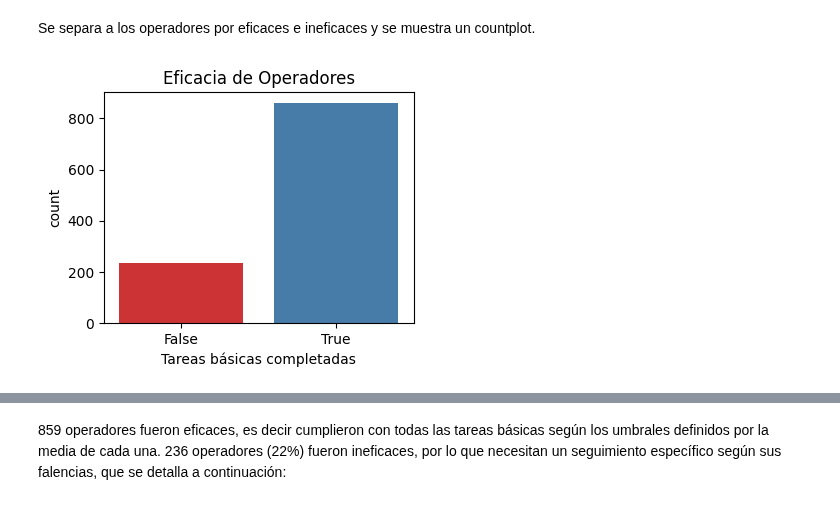
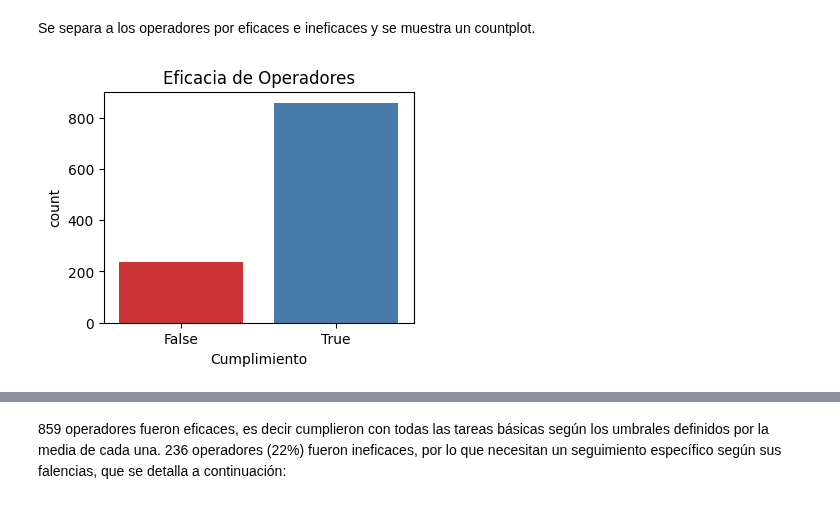
Before and after one commit to ScinDBad/DA_proyecto_final, a Jupyter notebook: Telecom/telecom.ipynb, the cells around one changed output, grey strips where cells are left out. Drawn from its saved outputs; the diff is of its cells as text; code cells hidden in the pictures.

```diff
--- a/Telecom/telecom.ipynb
+++ b/Telecom/telecom.ipynb
@@ -118,8 +215,8 @@ from sklearn.preprocessing import MinMaxScaler # Para normalizar escalas
 Se asignan los datasets a variables dataframes
 # %%
 # Obtener dataframes de llamadas y clientes
-clients = pd.read_csv('Telecom/telecom_clients_us.csv', sep=',')
-calls = pd.read_csv('Telecom/telecom_dataset_us.csv', sep=',')
+clients = pd.read_csv('telecom_clients_us.csv', sep=',')
+calls = pd.read_csv('telecom_dataset_us.csv', sep=',')
 # %%
 display(calls.head()) # mostrar aspecto del df de llamadas
 display(clients.head()) # mostrar aspecto del df de clientes
@@ -709,8 +806,8 @@ print(avg_a, avg_b, avg_c) # Mostrar valores medios que representan umbrales de
 - En promedio los operadores se tarden 60 segundos en antender a los clientes
 - En promedio los operadores realizan 580 llamadas a clientes.
 # %%
-# Crear columna complete_tasks para definir el cumplimiento de tareas del operador
-report['complete_tasks'] = (
+# Crear columna effective para definir el cumplimiento de tareas del operador
+report['effective'] = (
     (report['num_missed_calls_in'] < avg_a) |
     (report['avg_waiting_time_in'] < avg_b) |
     (report['num_calls_out'] > avg_c)
@@ -934,13 +1031,13 @@ Se separa a los operadores por eficaces e ineficaces y se muestra un countplot.
 # %%
 # ajustar tamaño de figura
 plt.figure(figsize=(4,3))
-sns.countplot(data=report, x='complete_tasks', hue='complete_tasks', palette='Set1', legend=False)
+sns.countplot(data=report, x='effective', hue='effective', palette='Set1', legend=False)
 plt.title('Eficacia de Operadores')
-plt.xlabel('Tareas básicas completadas')
+plt.xlabel('Cumplimiento')
 plt.show() # mostrar plot
 
 # cuantificar operadores
-data = report['complete_tasks']
+data = report['effective']
 print(pd.concat([data.value_counts(), data.value_counts(normalize=True)], axis=1).round(2))
 # %% [output]
-[figure, old version]
+[figure, new version]
```
Also changed, not shown: parts of 19 cells of this notebook.
